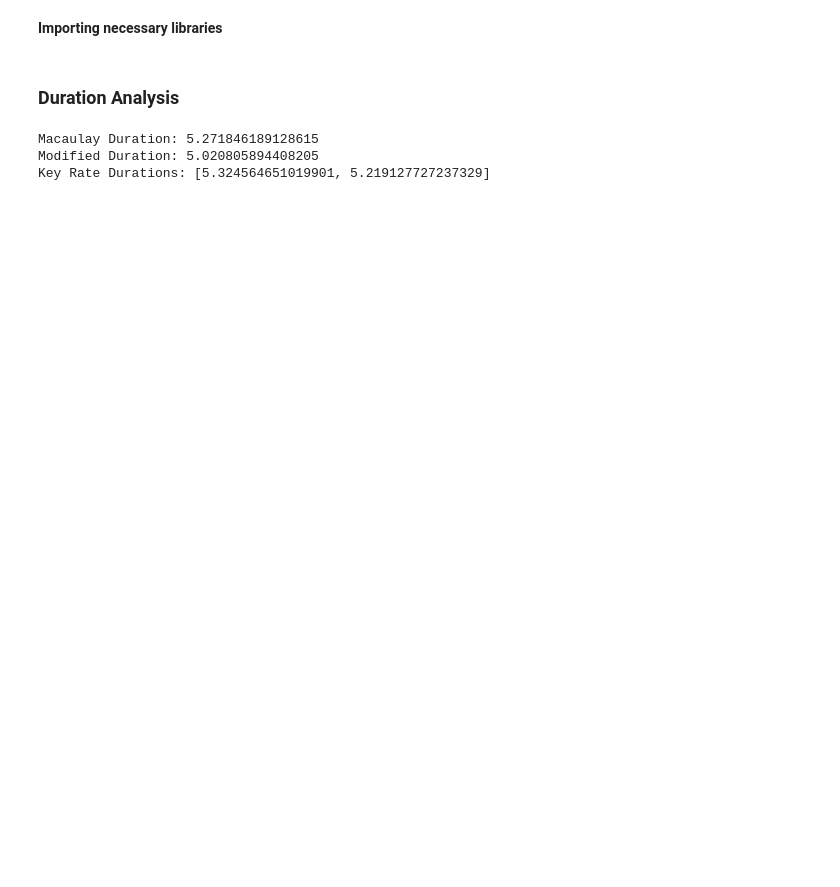
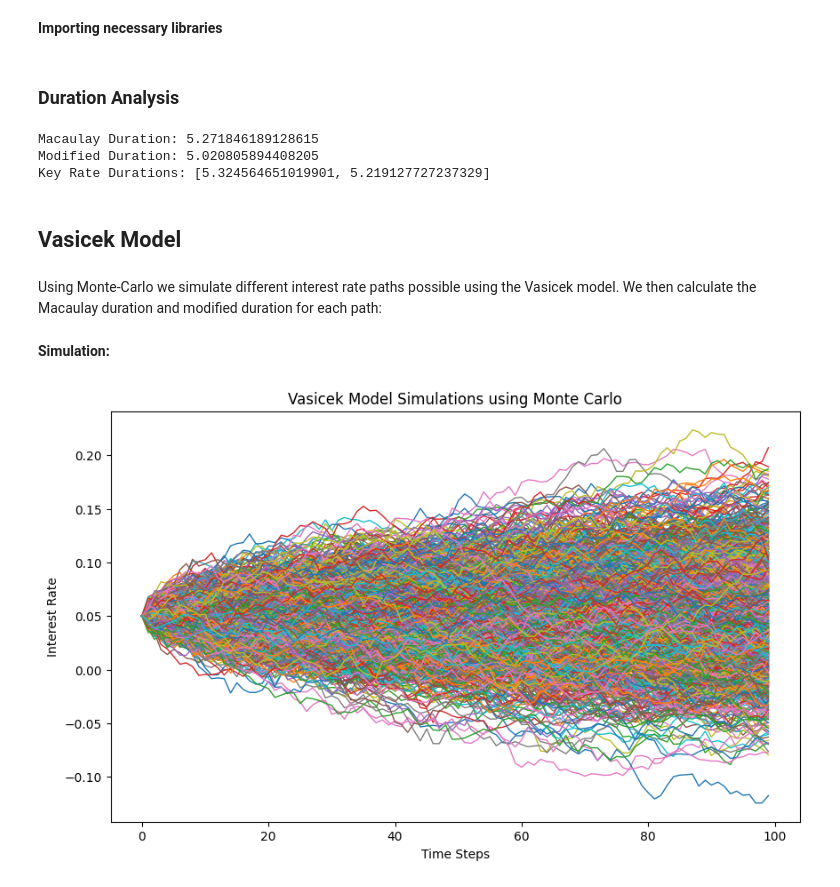
Before and after one commit to sarahnourgh/risk-alm-insurance-analysis, a Jupyter notebook: main.ipynb, the cells around one changed output. Drawn from its saved outputs; the diff is of its cells as text; code cells hidden in the pictures; blank space fills up the shorter version.

```diff
--- a/main.ipynb
+++ b/main.ipynb
@@ -78,3 +78,7 @@ print("Key Rate Durations:", key_rate_dur)
 Macaulay Duration: 5.271846189128615
 Modified Duration: 5.020805894408205
 Key Rate Durations: [5.324564651019901, 5.219127727237329]
+# %% [markdown]
+## Vasicek Model
+# %% [markdown]
+Using Monte-Carlo we simulate different interest rate paths possible using the Vasicek model. We then calculate the Macaulay duration and modified duration for each path:
@@ -80,0 +112,24 @@ Key Rate Durations: [5.324564651019901, 5.219127727237329]
+# %% [markdown]
+**Simulation:**
+# %%
+# Parameters
+n_simulations = 1000  # Number of simulation paths
+n_steps = 100  # Number of time steps
+r0 = 0.05  # Initial interest rate
+mu = 0.04  # Long-term mean interest rate
+kappa = 0.1  # Speed of mean reversion
+sigma = 0.1  # Volatility
+dt = 1/365  # Time step size (1 day)
+
+# Simulate interest rate paths
+interest_rate_paths = vasicek_model(n_simulations, n_steps, r0, mu, kappa, sigma, dt)
+
+# Plot interest rate paths
+plt.figure(figsize=(10, 6))
+plt.plot(interest_rate_paths.T, lw=1)
+plt.title('Vasicek Model Simulations using Monte Carlo')
+plt.xlabel('Time Steps')
+plt.ylabel('Interest Rate')
+plt.show()
+# %% [output]
+[figure, added]
```
Also changed, not shown: parts of 1 cell of this notebook.
